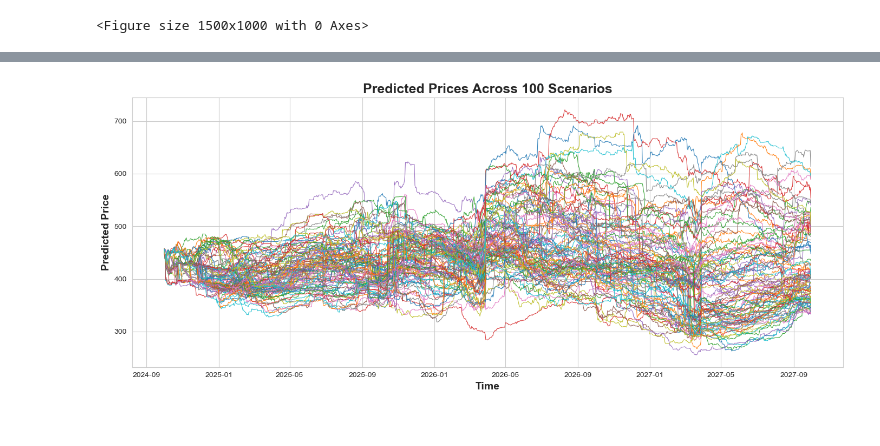
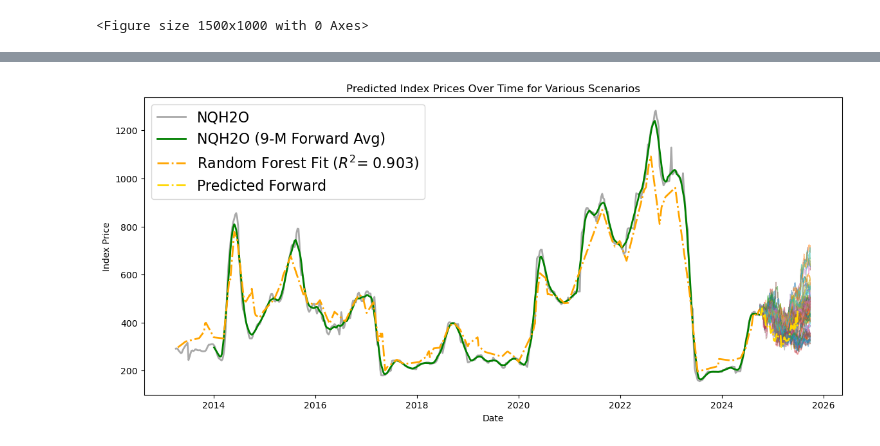
Before and after one commit to dlkency/CALFEWS, a Jupyter notebook: ensemble_pred.ipynb, the cells around one changed output, grey strips where cells are left out. Cells and saved outputs as stored; diff of their text form; code cells hidden in the pictures.

```diff
--- a/ensemble_pred.ipynb
+++ b/ensemble_pred.ipynb
@@ -221,7 +233,7 @@ Removed columns in datDaily:
 # load short-test output (1996-2024)
 # rolling average of the model output
 
-window_size = '180D'  # Compute the past 6-month rolling average
+window_size = '5D'  # Compute the past 6-month rolling average
 average_values_df = datDaily.rolling(window=window_size, center=False).mean()  #make sure center is False so it is indeed a trailing window
 merged_df = pd.merge(average_values_df, combined_df, left_on=average_values_df.index, right_on='Date')
 # %%
@@ -280,14 +292,17 @@ y = merged_df['9_Month_Forward_Avg']
 # X = X.drop(columns=non_numeric_columns)
 X = remove_duplicate_columns(X)
 
-suffixes = ('_S', '_Q', '_delivery', '_allocation', '_paper', '_SNPK', '_pumping', '_demand','_carryover', '_exchanged_GW', '_downstream', '_turnout' )
+# suffixes = ('_S', '_Q', '_delivery', '_allocation', '_paper', '_SNPK', '_pumping', '_demand','_carryover', '_exchanged_GW', '_downstream', '_turnout' )
+suffixes = ('dowy','_S', '_R', 'flood_spill','_delivery', '_allocation', '_paper',  '_SNPK', '_pumping', '_demand','_downstream', '_turnout',)
+# suffixes = ('dowy','_S', '_R', '_delivery', '_allocation', '_SNPK', '_pumping', '_demand', '_downstream', '_turnout', '_flood','flood_spill','flood_deliveries','_paper','_exchanged_GW',) #'_exchanged_GW','_carryover', '_Q', '_paper',
+# suffixes = ('_S', '_delivery', '_allocation', '_exchanged_GW','dowy', '_SNPK', '_pumping', '_demand')
 filtered_columns = [col for col in X.columns if col.endswith(suffixes)]
 X = X[filtered_columns]
 
 exclude_columns = ['dowy', 'y_10d_avg']
 corr_matrix = X.corr().abs()
 upper = corr_matrix.where(np.triu(np.ones(corr_matrix.shape), k=1).astype(bool))
-to_drop = [column for column in upper.columns if column not in exclude_columns and any(upper[column] > 0.7)]   #column != 'dowy' and
+to_drop = [column for column in upper.columns if column not in exclude_columns and any(upper[column] > 0.8)]   #column != 'dowy' and
 print(f"Number of columns to drop: {len(to_drop)}")
 X = X.drop(columns=to_drop)
 
@@ -781,14 +766,16 @@ X = remove_duplicate_columns(X)
 
 
 
-suffixes = ('_S', '_Q', '_delivery', '_allocation', '_paper', '_SNPK', '_pumping', '_demand','_carryover', '_exchanged_GW', '_downstream', '_turnout' )
+# suffixes = ('_S',  '_allocation', 'dowy', '_SNPK', '_demand','_delivery','_pumping','_Q','_R') #' '_exchanged_GW',
+suffixes = ('dowy','_S', '_R', 'flood_spill','_delivery', '_allocation', '_paper',  '_SNPK', '_pumping', '_demand','_downstream', '_turnout',) # '_Q', '_R',
+# suffixes = ('dowy','_S', '_R', '_delivery', '_allocation', '_SNPK', '_pumping', '_demand', '_downstream', '_turnout', '_flood','flood_spill','flood_deliveries','_paper','_exchanged_GW',) #'_exchanged_GW','_carryover', '_Q', '_paper',
 filtered_columns = [col for col in X.columns if col.endswith(suffixes)]
 X = X[filtered_columns]
 
 exclude_columns = ['dowy', ]
 corr_matrix = X.corr().abs()
 upper = corr_matrix.where(np.triu(np.ones(corr_matrix.shape), k=1).astype(bool))
-to_drop = [column for column in upper.columns if column not in exclude_columns and any(upper[column] > 0.7)]   #column != 'dowy' and
+to_drop = [column for column in upper.columns if column not in exclude_columns and any(upper[column] > 0.8)]   #column != 'dowy' and
 print(f"Number of columns to drop: {len(to_drop)}")
 X = X.drop(columns=to_drop)
 
@@ -937,7 +1013,7 @@ for scenario_number in range(1, 101):
     hydro_data = get_results_sensitivity_number_outside_model(output_file, '')
 
     # Calculate rolling mean
-    window_size = '180D'
+    window_size = '5D'
     X = hydro_data.rolling(window=window_size, center=False).mean()
     X.index.name = 'Date'
     X = X.reset_index()
@@ -959,24 +1079,25 @@ for scenario_number in range(1, 101):
 # %%
 plt.figure(figsize=(14, 6))
-
-predictions_array = np.array(all_predictions).T  # Shape: (time points, scenarios)
-reference_index = all_indices[0]
-predictions_df = pd.DataFrame(predictions_array, index=reference_index, columns=[f'Scenario {i}' for i in range(1, 101)])
-
 scenarios_to_plot = [f'Scenario {i}' for i in range(1, 101)]
 for column in scenarios_to_plot:
-    plt.plot(X.index, predictions_df[column], label=column, linewidth=0.8, alpha=0.9)
+    plt.plot(predictions_df.index, predictions_df[column],  linewidth=0.8, alpha=0.5)
 
-
-
-# plt.plot(merged_df['Date'], merged_df['NQH2O'], label='NQH2O', linestyle='-', color='darkgrey', linewidth=2)
-# plt.plot(test_results['date'], test_results['predicted_rf'], label=f'Random Forest Fit ($R^{{2}}$= {r2_test:.2f})', linestyle=':', color='orange', linewidth=2)
-plt.title('Predicted Prices Across 100 Scenarios', fontsize=18, fontweight='bold')
-plt.xlabel('Time', fontsize=14, fontweight='bold')
-plt.ylabel('Predicted Price', fontsize=14, fontweight='bold')
-# plt.legend(fontsize=12)
-plt.grid(True)
-plt.tight_layout()
+merged_shifted_dates = merged_df['Date'] + pd.DateOffset(months=9)
+# test_shifted_dates = test_results['Date'] + pd.DateOffset(months=9)
+pred_shifted_dates = prediction_results['Date'] + pd.DateOffset(months=9)
+plt.plot(merged_df['Date'], merged_df['NQH2O'], label='NQH2O', linestyle='-', color='darkgrey', linewidth=2)
+plt.plot(merged_shifted_dates, merged_df['9_Month_Forward_Avg'], label='NQH2O (9-M Forward Avg)', linestyle='-', color='green', linewidth=2)
+plt.plot(test_results['Date'], test_results['Predicted_RandomForest'],
+         label=f'Random Forest Fit ($R^{{2}}$= {random_forest_test_r2:.3f})',
+         linestyle='-.', color='orange', linewidth=2)
+plt.plot(pred_shifted_dates, prediction_results['Predicted_RandomForest'],
+         label='Predicted Forward', linestyle='-.', color='gold', linewidth=2)
+plt.xlabel('Date')
+plt.ylabel('Index Price')
+plt.legend(fontsize=16)
+plt.grid(False)
+# plt.ylim(250, 750)
+plt.title('Predicted Index Prices Over Time for Various Scenarios')
 plt.show()
 # %% [output]
-[figure, old version]
+[figure, new version]
```
Also changed, not shown: parts of 33 cells of this notebook, 30 other files.
